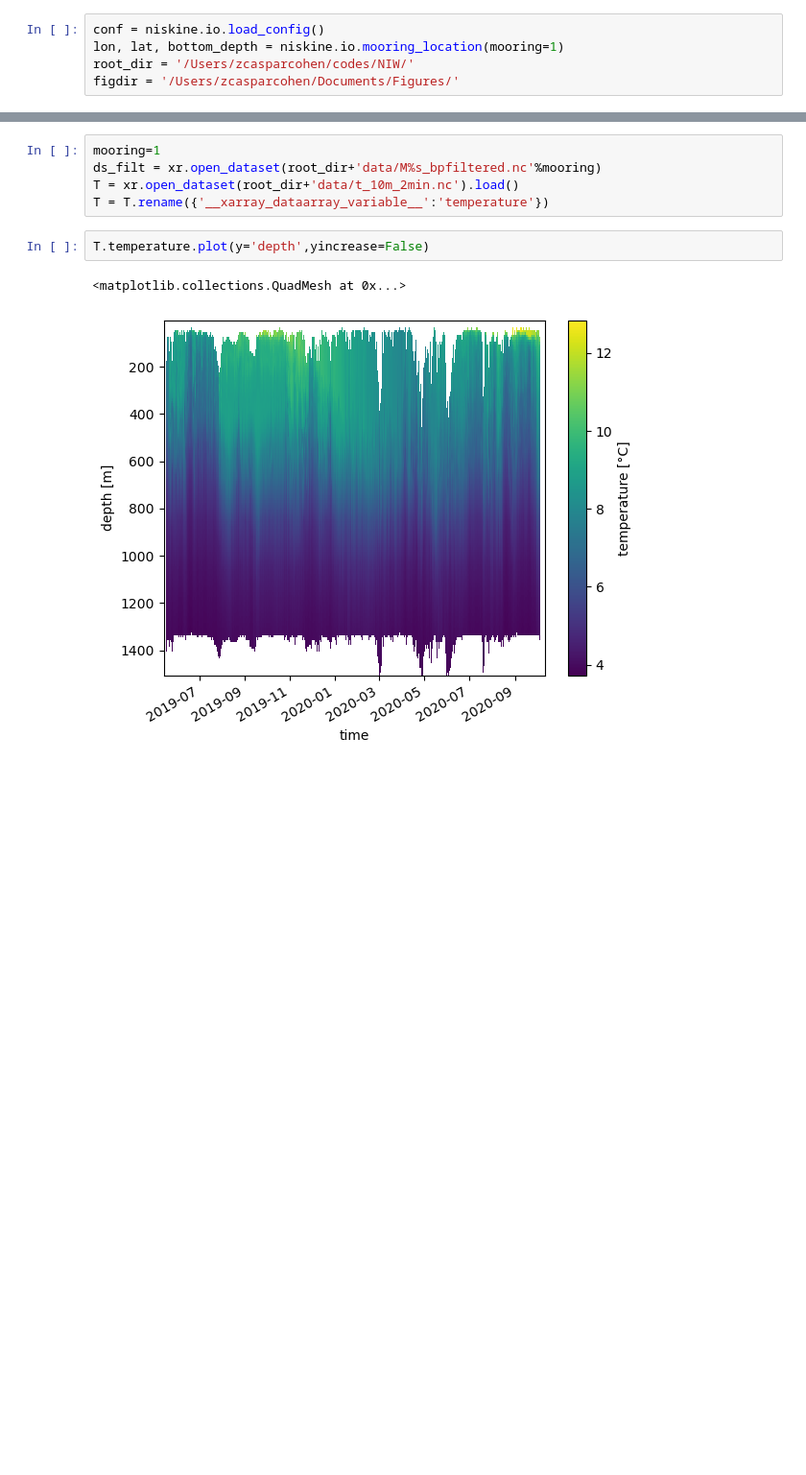
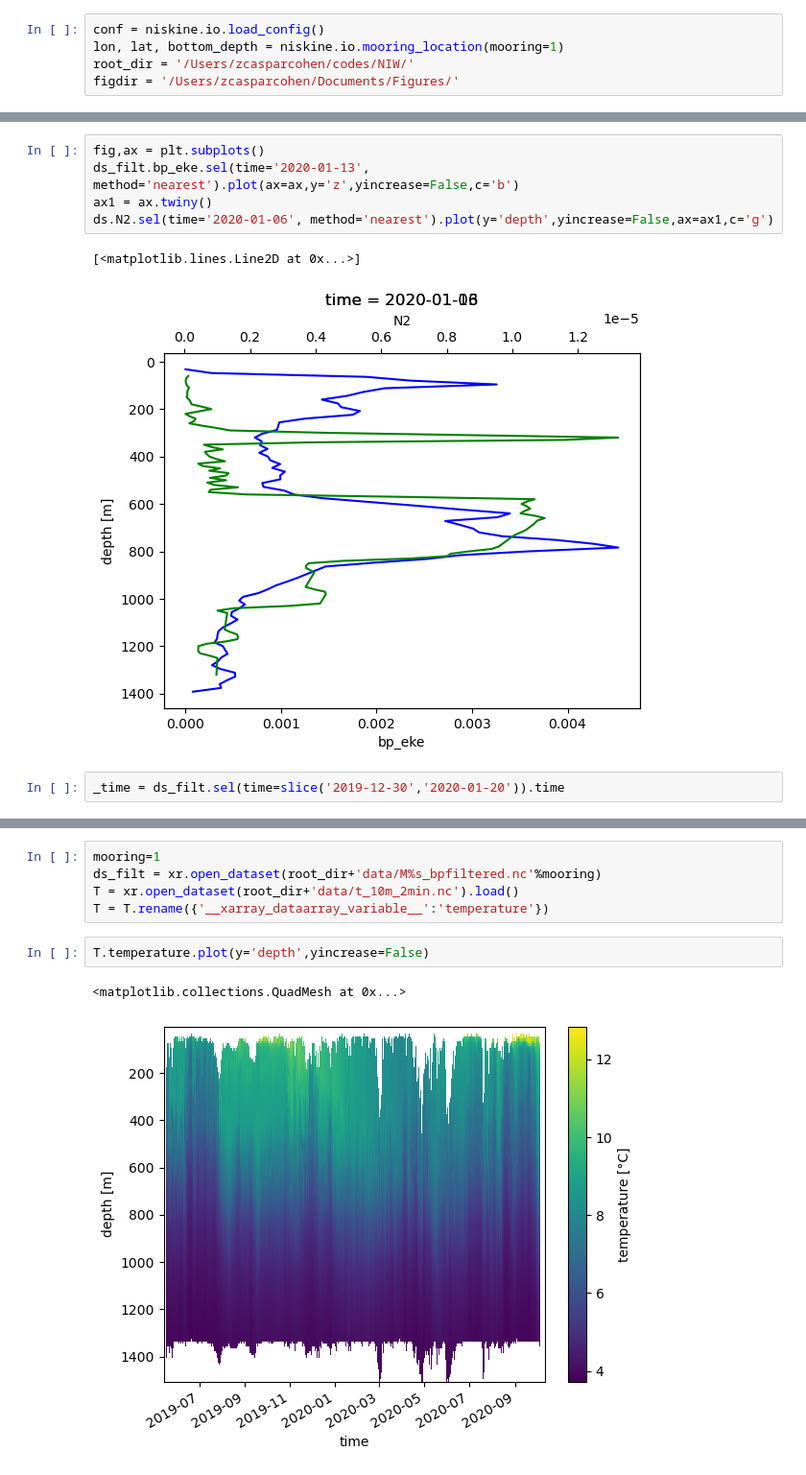
Before and after one commit to zcasparco/NIW, a Jupyter notebook: dev/Stratification.ipynb, the cells around one changed output, grey strips where cells are left out. Shown: that part at 96% size. Saved outputs shown, nothing was run; the diff lists cells and outputs as text; blank space fills up the shorter version.

```diff
--- a/dev/Stratification.ipynb
+++ b/dev/Stratification.ipynb
@@ -18,0 +38,10 @@ figdir = '/Users/zcasparcohen/Documents/Figures/'
+# %%
+fig,ax = plt.subplots()
+ds_filt.bp_eke.sel(time='2020-01-13', method='nearest').plot(ax=ax,y='z',yincrease=False,c='b')
+ax1 = ax.twiny()
+ds.N2.sel(time='2020-01-06', method='nearest').plot(y='depth',yincrease=False,ax=ax1,c='g')
+# %% [output]
+[<matplotlib.lines.Line2D at 0x...>]
+[figure, added]
+# %%
+_time = ds_filt.sel(time=slice('2019-12-30','2020-01-20')).time
```
Also changed, not shown: parts of 6 cells of this notebook, 3 other files.
